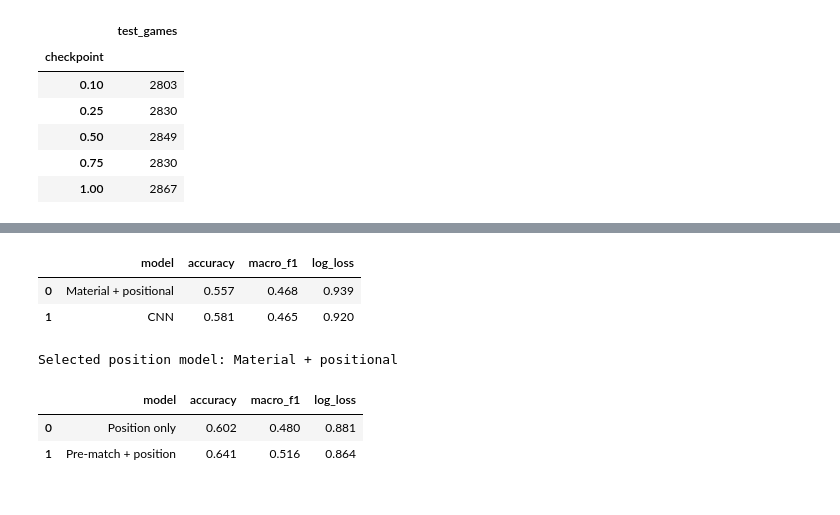
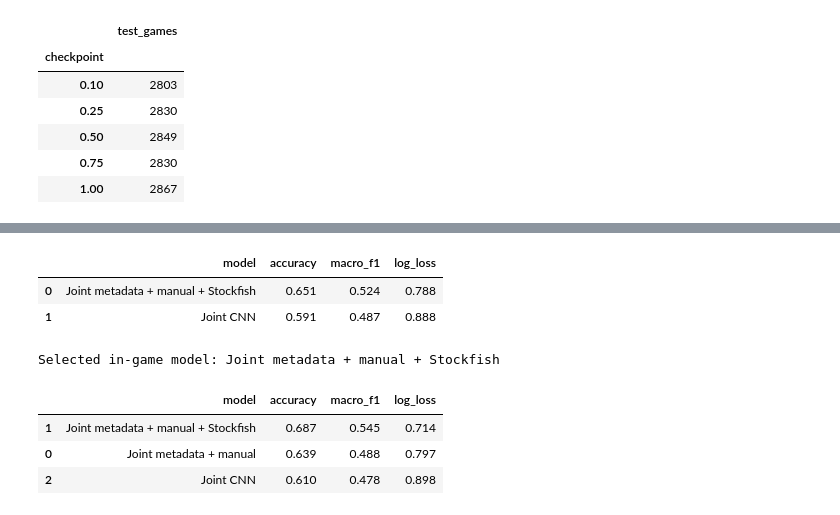
Before and after one commit to processor-zhong/Chess, a Jupyter notebook: CA6001_chess_outcome_prediction.ipynb, the cells around one changed output, grey strips where cells are left out. Cells and saved outputs as stored; diff of their text form; code cells hidden in the pictures.

```diff
--- a/CA6001_chess_outcome_prediction.ipynb
+++ b/CA6001_chess_outcome_prediction.ipynb
@@ -906,61 +948,36 @@ This separation is important: base models never fit validation or test labels; t
 # %%
-handcrafted_val_proba = best_handcrafted.predict_proba(
-    snapshots.loc[snapshot_masks["validation"], best_handcrafted_features]
-)
-position_validation = pd.DataFrame([
-    metric_row(best_handcrafted_name, y_snapshot[snapshot_masks["validation"]], handcrafted_val_proba),
-    metric_row("CNN", cnn_val_targets, cnn_val_proba),
+validation_comparison = pd.DataFrame([
+    metric_row(best_tabular_name, y_snapshot[snapshot_masks["validation"]], tabular_val_probas[best_tabular_name]),
+    metric_row("Joint CNN", cnn_val_targets, cnn_val_proba),
 ]).sort_values("macro_f1", ascending=False)
-display(position_validation.style.format({"accuracy": "{:.3f}", "macro_f1": "{:.3f}", "log_loss": "{:.3f}"}))
+display(validation_comparison.style.format({"accuracy": "{:.3f}", "macro_f1": "{:.3f}", "log_loss": "{:.3f}"}))
 
-best_position_name = position_validation.iloc[0]["model"]
-if best_position_name == "CNN":
-    position_val_proba = cnn_val_proba
-    position_test_proba = cnn_test_proba
+selected_in_game_name = validation_comparison.iloc[0]["model"]
+if selected_in_game_name == "Joint CNN":
+    final_test_proba = cnn_test_proba
 else:
-    position_val_proba = handcrafted_val_proba
-    position_test_proba = handcrafted_test_proba
-print(f"Selected position model: {best_position_name}")
+    final_test_proba = tabular_test_probas[best_tabular_name]
+print(f"Selected in-game model: {selected_in_game_name}")
 # %% [output]
 |  | model | accuracy | macro_f1 | log_loss |
-| 0 | Material + positional | 0.557 | 0.468 | 0.939 |
-| 1 | CNN | 0.581 | 0.465 | 0.920 |
+| 0 | Joint metadata + manual + Stockfish | 0.651 | 0.524 | 0.788 |
+| 1 | Joint CNN | 0.591 | 0.487 | 0.888 |
-Selected position model: Material + positional
+Selected in-game model: Joint metadata + manual + Stockfish
 # %%
-def probabilities_by_game(model, frame: pd.DataFrame) -> dict[int, np.ndarray]:
-    probabilities = model.predict_proba(frame[PREMATCH_FEATURES])
-    return dict(zip(frame.index.to_numpy(), probabilities))
-
-
-prematch_probability_map = probabilities_by_game(best_prematch, games)
-
-
-def stack_inputs(snapshot_subset: pd.DataFrame, position_probabilities: np.ndarray) -> np.ndarray:
-    pre_probabilities = np.stack(snapshot_subset["game_index"].map(prematch_probability_map))
-    epsilon = 1e-7
-    return np.column_stack([
-        np.log(np.clip(pre_probabilities, epsilon, 1)),
-        np.log(np.clip(position_probabilities, epsilon, 1)),
-        snapshot_subset["ply"].to_numpy() / PLY_SCALE,
-    ])
-
-
-validation_snapshots = snapshots.loc[snapshot_masks["validation"]].reset_index(drop=True)
-test_snapshots = snapshots.loc[snapshot_masks["test"]].reset_index(drop=True)
-X_stack_val = stack_inputs(validation_snapshots, position_val_proba)
-X_stack_test = stack_inputs(test_snapshots, position_test_proba)
-
-stacker = LogisticRegression(max_iter=2_000, class_weight="balanced", random_state=SEED)
-stacker.fit(X_stack_val, validation_snapshots["target"])
-combined_test_proba = stacker.predict_proba(X_stack_test)
-
-overall_comparison = pd.DataFrame([
-    metric_row("Position only", test_snapshots["target"].to_numpy(), position_test_proba),
-    metric_row("Pre-match + position", test_snapshots["target"].to_numpy(), combined_test_proba),
-])
-display(overall_comparison.style.format({"accuracy": "{:.3f}", "macro_f1": "{:.3f}", "log_loss": "{:.3f}"}))
+test_comparison = []
+for name in TABULAR_SPECS:
+    test_comparison.append(metric_row(
+        name,
+        y_snapshot[snapshot_masks["test"]],
+        tabular_test_probas[name],
+    ))
+test_comparison.append(metric_row("Joint CNN", cnn_test_targets, cnn_test_proba))
+display(pd.DataFrame(test_comparison).sort_values("macro_f1", ascending=False).style.format({
+    "accuracy": "{:.3f}", "macro_f1": "{:.3f}", "log_loss": "{:.3f}",
+}))
 # %% [output]
 |  | model | accuracy | macro_f1 | log_loss |
-| 0 | Position only | 0.602 | 0.480 | 0.881 |
-| 1 | Pre-match + position | 0.641 | 0.516 | 0.864 |
+| 1 | Joint metadata + manual + Stockfish | 0.687 | 0.545 | 0.714 |
+| 0 | Joint metadata + manual | 0.639 | 0.488 | 0.797 |
+| 2 | Joint CNN | 0.610 | 0.478 | 0.898 |
 # %%
```
Also changed, not shown: parts of 15 cells of this notebook, 11 other files.
